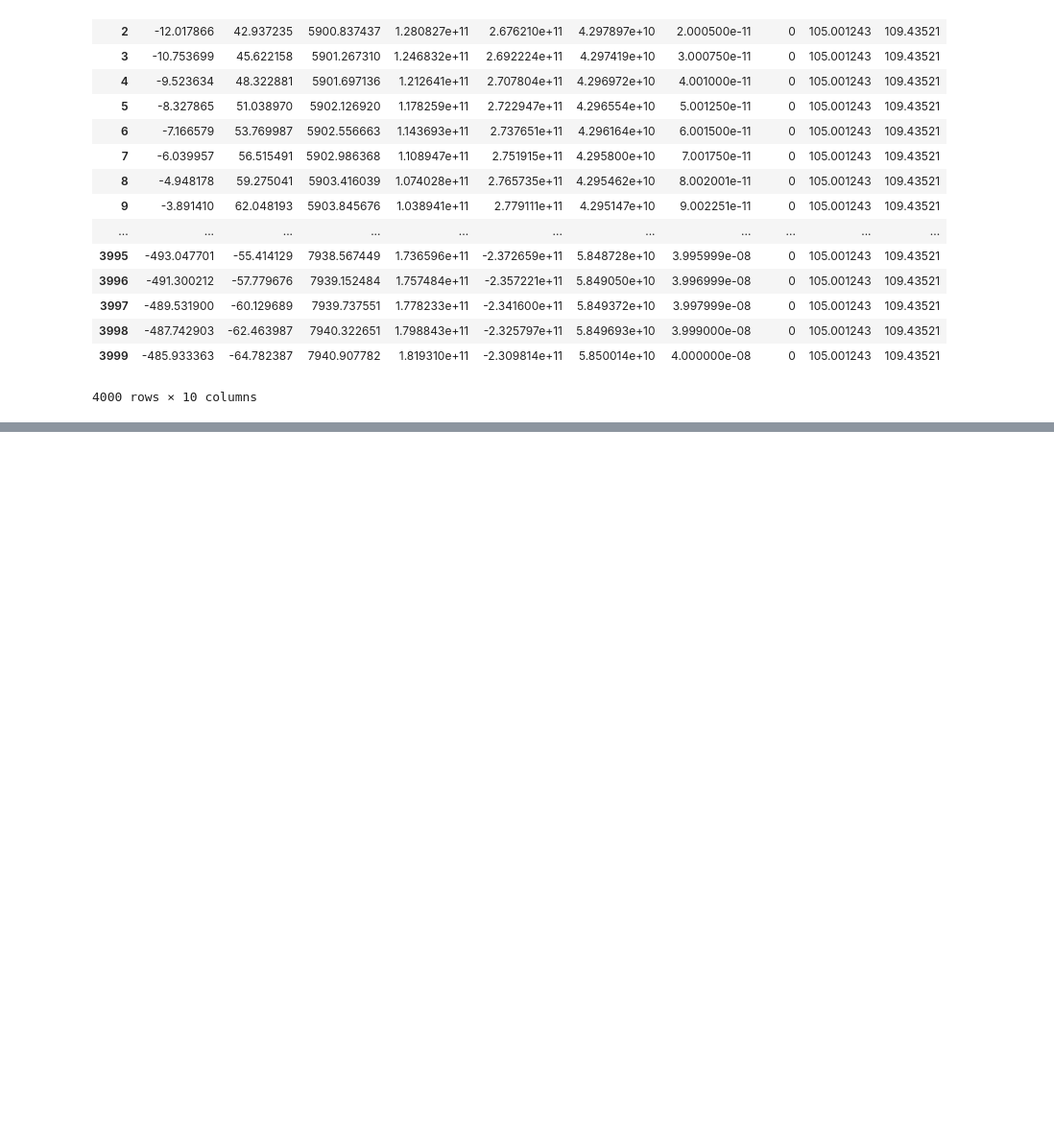
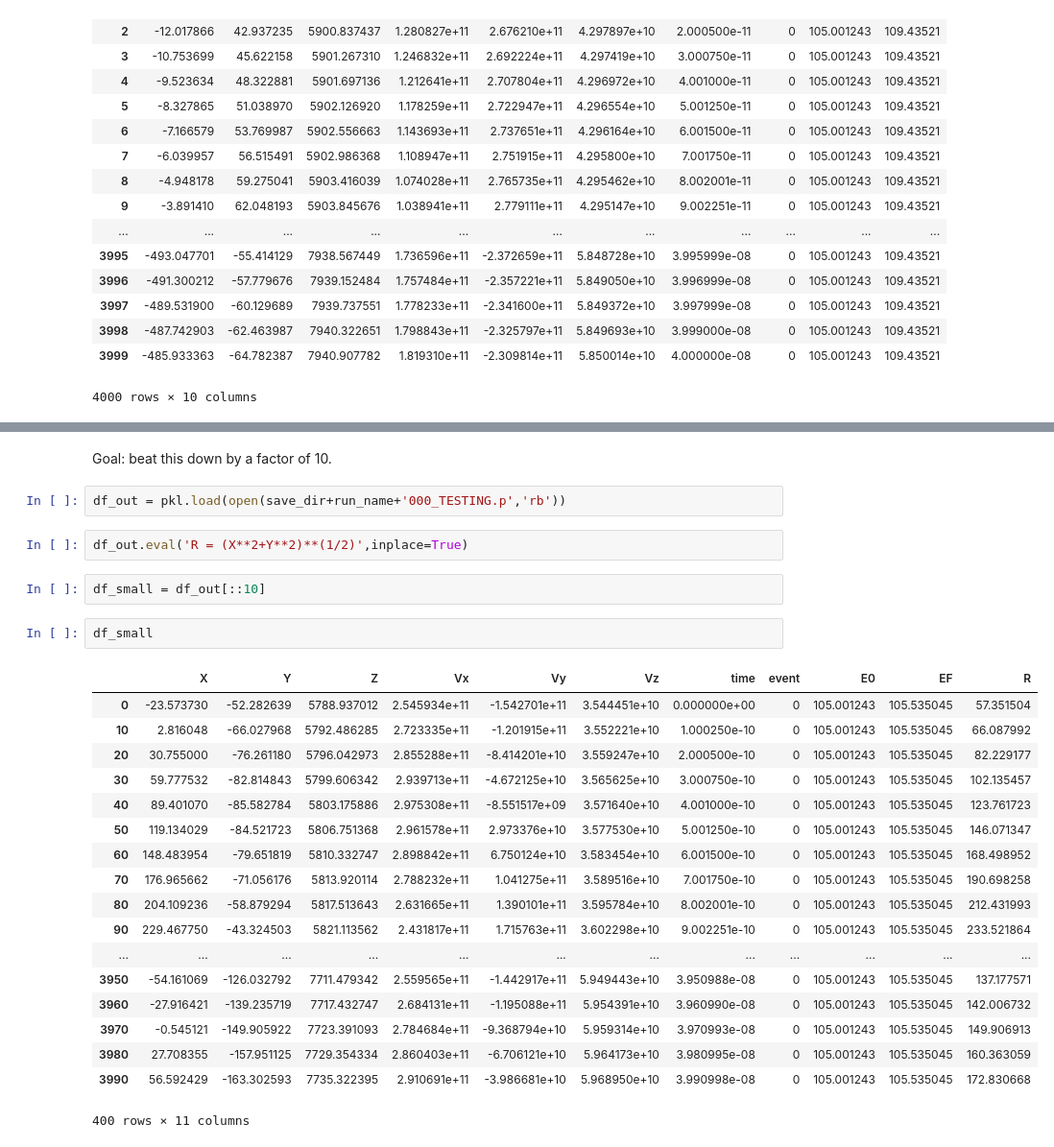
Before and after one commit to ckampa13/Mu2E, a Jupyter notebook: scripts/ColeTests/05-07-19_Trajectory_Run_03.ipynb, the cells around one changed output, grey strips where cells are left out. Shown at 96% size. Saved outputs shown, nothing was run; the diff lists cells and outputs as text; blank space fills up the shorter version.

```diff
--- a/scripts/ColeTests/05-07-19_Trajectory_Run_03.ipynb
+++ b/scripts/ColeTests/05-07-19_Trajectory_Run_03.ipynb
@@ -233,0 +253,29 @@ df_out
+# %% [markdown]
+Goal: beat this down by a factor of 10.
+# %%
+df_out = pkl.load(open(save_dir+run_name+'000_TESTING.p','rb'))
+# %%
+df_out.eval('R = (X**2+Y**2)**(1/2)',inplace=True)
+# %%
+df_small = df_out[::10]
+# %%
+df_small
+# %% [output]
+|  | X | Y | Z | Vx | Vy | Vz | time | event | E0 | EF | R |
+| 0 | -23.573730 | -52.282639 | 5788.937012 | 2.545934e+11 | -1.542701e+11 | 3.544451e+10 | 0.000000e+00 | 0 | 105.001243 | 105.535045 | 57.351504 |
+| 10 | 2.816048 | -66.027968 | 5792.486285 | 2.723335e+11 | -1.201915e+11 | 3.552221e+10 | 1.000250e-10 | 0 | 105.001243 | 105.535045 | 66.087992 |
+| 20 | 30.755000 | -76.261180 | 5796.042973 | 2.855288e+11 | -8.414201e+10 | 3.559247e+10 | 2.000500e-10 | 0 | 105.001243 | 105.535045 | 82.229177 |
+| 30 | 59.777532 | -82.814843 | 5799.606342 | 2.939713e+11 | -4.672125e+10 | 3.565625e+10 | 3.000750e-10 | 0 | 105.001243 | 105.535045 | 102.135457 |
+| 40 | 89.401070 | -85.582784 | 5803.175886 | 2.975308e+11 | -8.551517e+09 | 3.571640e+10 | 4.001000e-10 | 0 | 105.001243 | 105.535045 | 123.761723 |
+| 50 | 119.134029 | -84.521723 | 5806.751368 | 2.961578e+11 | 2.973376e+10 | 3.577530e+10 | 5.001250e-10 | 0 | 105.001243 | 105.535045 | 146.071347 |
+| 60 | 148.483954 | -79.651819 | 5810.332747 | 2.898842e+11 | 6.750124e+10 | 3.583454e+10 | 6.001500e-10 | 0 | 105.001243 | 105.535045 | 168.498952 |
+| 70 | 176.965662 | -71.056176 | 5813.920114 | 2.788232e+11 | 1.041275e+11 | 3.589516e+10 | 7.001750e-10 | 0 | 105.001243 | 105.535045 | 190.698258 |
+| 80 | 204.109236 | -58.879294 | 5817.513643 | 2.631665e+11 | 1.390101e+11 | 3.595784e+10 | 8.002001e-10 | 0 | 105.001243 | 105.535045 | 212.431993 |
+| 90 | 229.467750 | -43.324503 | 5821.113562 | 2.431817e+11 | 1.715763e+11 | 3.602298e+10 | 9.002251e-10 | 0 | 105.001243 | 105.535045 | 233.521864 |
+| ... | ... | ... | ... | ... | ... | ... | ... | ... | ... | ... | ... |
+| 3950 | -54.161069 | -126.032792 | 7711.479342 | 2.559565e+11 | -1.442917e+11 | 5.949443e+10 | 3.950988e-08 | 0 | 105.001243 | 105.535045 | 137.177571 |
+| 3960 | -27.916421 | -139.235719 | 7717.432747 | 2.684131e+11 | -1.195088e+11 | 5.954391e+10 | 3.960990e-08 | 0 | 105.001243 | 105.535045 | 142.006732 |
+| 3970 | -0.545121 | -149.905922 | 7723.391093 | 2.784684e+11 | -9.368794e+10 | 5.959314e+10 | 3.970993e-08 | 0 | 105.001243 | 105.535045 | 149.906913 |
+| 3980 | 27.708355 | -157.951125 | 7729.354334 | 2.860403e+11 | -6.706121e+10 | 5.964173e+10 | 3.980995e-08 | 0 | 105.001243 | 105.535045 | 160.363059 |
+| 3990 | 56.592429 | -163.302593 | 7735.322395 | 2.910691e+11 | -3.986681e+10 | 5.968950e+10 | 3.990998e-08 | 0 | 105.001243 | 105.535045 | 172.830668 |
+400 rows × 11 columns
```
Also changed, not shown: parts of 18 cells of this notebook, 2 other files.
